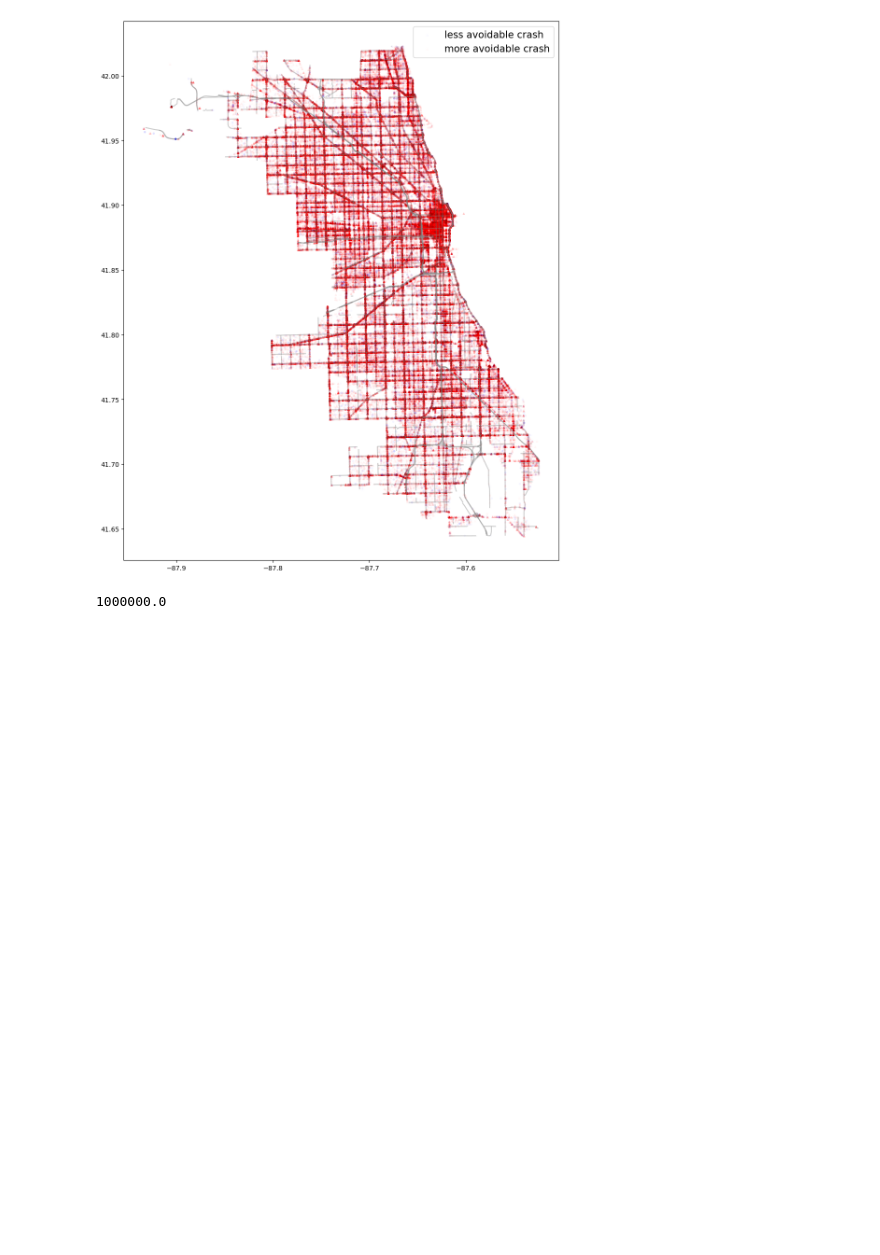
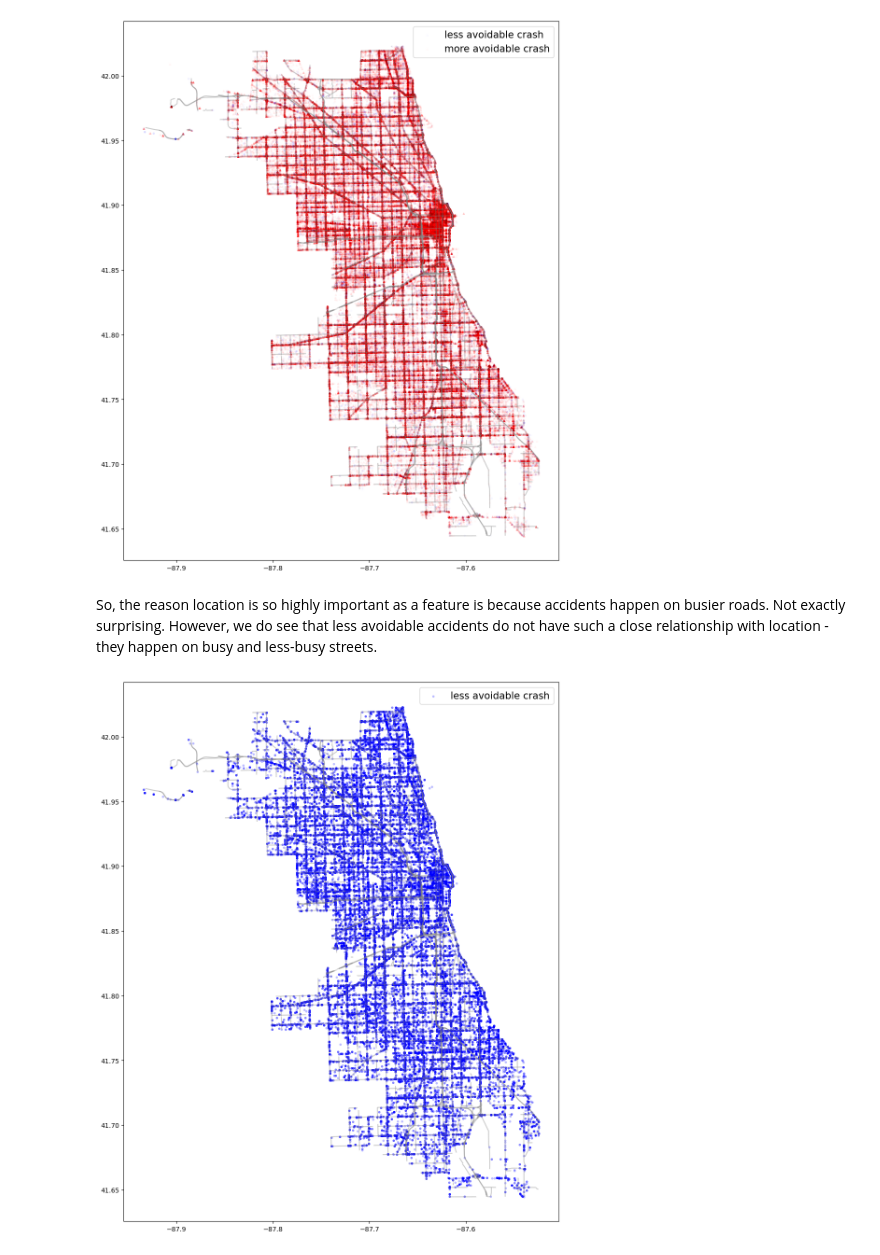
Before and after one commit to joeldmott/chicago_auto_accidents_project, a Jupyter notebook: project_notebook.ipynb, the cells around one changed output. Cells and saved outputs as stored; diff of their text form; code cells hidden in the pictures; blank space fills up the shorter version.

Commit message:
interpreting the final model's most important features

```diff
--- a/project_notebook.ipynb
+++ b/project_notebook.ipynb
@@ -1686,7 +1684,17 @@ geo_df[geo_df['TARGET'] == 1].plot(ax=ax,
 plt.legend(prop={'size':15});
 # %% [output]
 [figure]
-# %%
-1e6
-# %% [output]
-1000000.0
+# %% [markdown]
+So, the reason location is so highly important as a feature is because accidents happen on busier roads. Not exactly surprising. However, we do see that less avoidable accidents do not have such a close relationship with location - they happen on busy and less-busy streets.
+# %%
+fig, ax = plt.subplots(figsize=(15,15))
+street_map.plot(ax=ax, alpha=0.4, color='grey')
+geo_df[geo_df['TARGET'] == 0].plot(ax=ax,
+                                   alpha=0.2,
+                                   markersize=7,
+                                   color='blue',
+                                   marker='o',
+                                   label='less avoidable crash')
+plt.legend(prop={'size':15});
+# %% [output]
+[figure, added]
```
Also changed, not shown: parts of 9 cells of this notebook.
